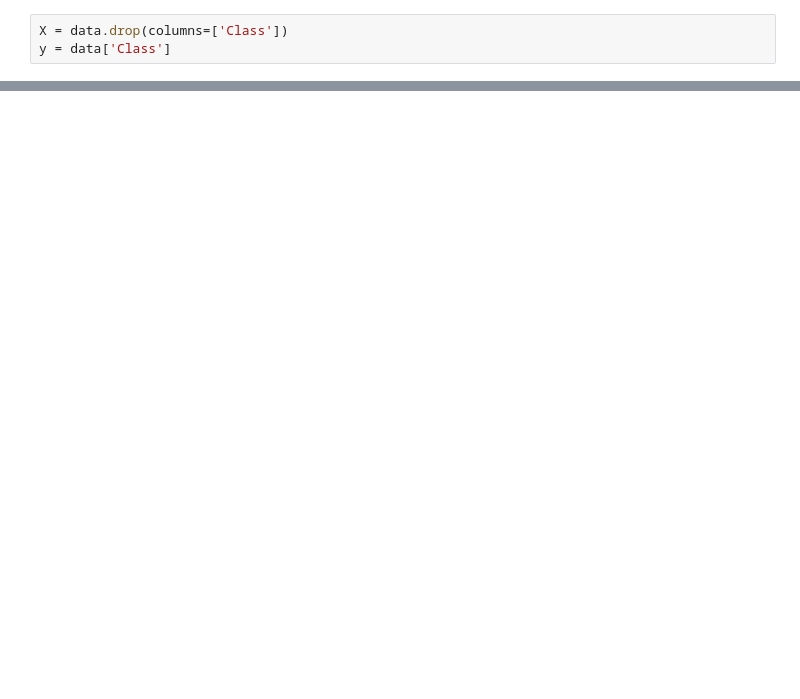
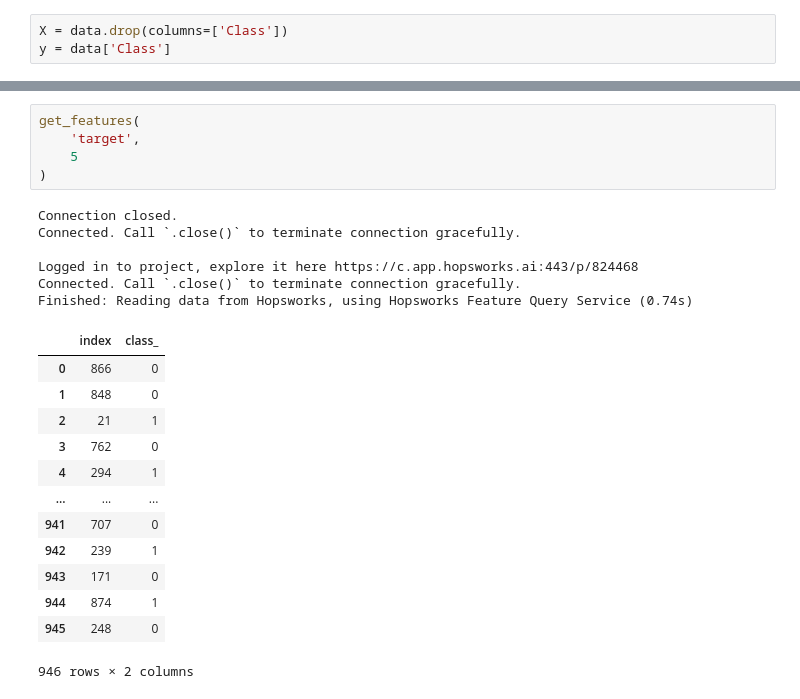
Before and after one commit to MajdAlAjlaniiii/Credit_Fraud_Detector, a Jupyter notebook: credit-fraud-detector/notebooks/feature_store_exploration_setup.ipynb, the cells around one changed output, grey strips where cells are left out. Cells and saved outputs as stored; diff of their text form; blank space fills up the shorter version.

```diff
--- a/credit-fraud-detector/notebooks/feature_store_exploration_setup.ipynb
+++ b/credit-fraud-detector/notebooks/feature_store_exploration_setup.ipynb
@@ -204,0 +263,25 @@ https://c.app.hopsworks.ai/p/824468/jobs/named/target_1_compute_stats_2206202417
+# %%
+get_features(
+    'target',
+    5
+)
+# %% [output]
+Connection closed.
+Connected. Call `.close()` to terminate connection gracefully.
+
+Logged in to project, explore it here https://c.app.hopsworks.ai:443/p/824468
+Connected. Call `.close()` to terminate connection gracefully.
+Finished: Reading data from Hopsworks, using Hopsworks Feature Query Service (0.74s)
+|  | index | class_ |
+| 0 | 866 | 0 |
+| 1 | 848 | 0 |
+| 2 | 21 | 1 |
+| 3 | 762 | 0 |
+| 4 | 294 | 1 |
+| ... | ... | ... |
+| 941 | 707 | 0 |
+| 942 | 239 | 1 |
+| 943 | 171 | 0 |
+| 944 | 874 | 1 |
+| 945 | 248 | 0 |
+946 rows × 2 columns
```
Also changed, not shown: parts of 11 cells of this notebook.
